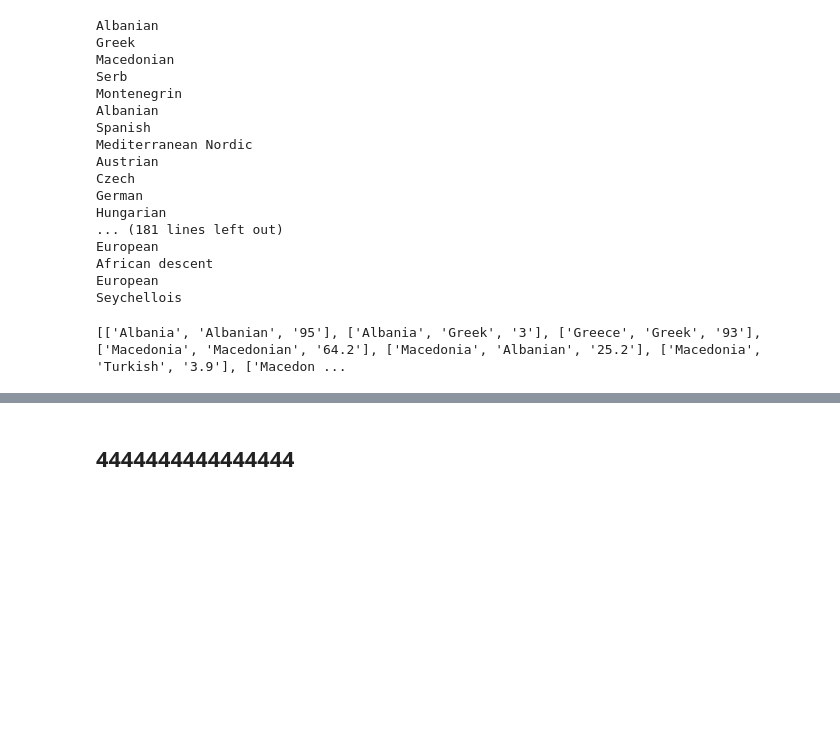
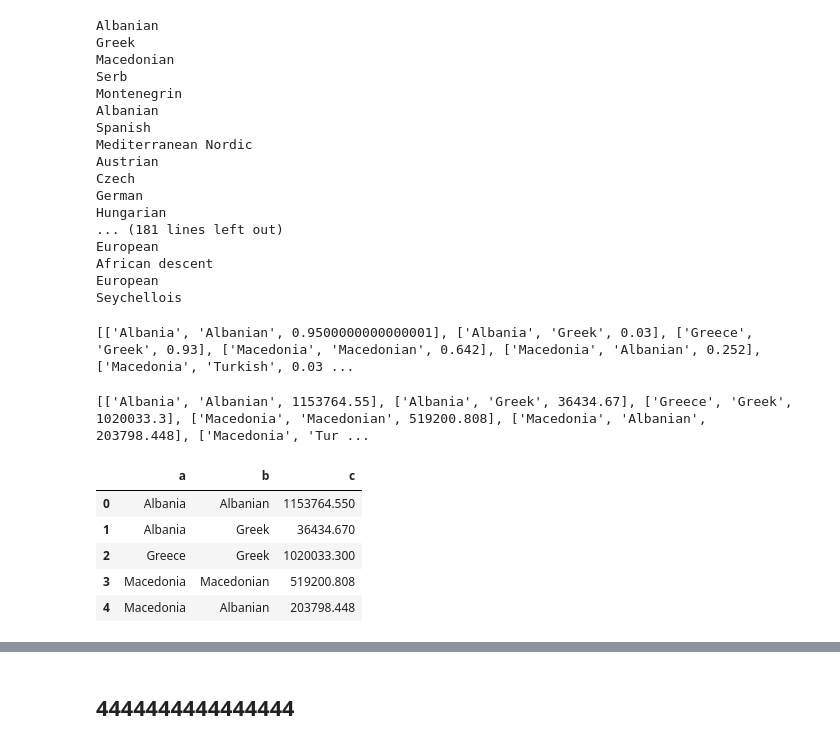
Before and after one commit to dovidburns/Springboard, a Jupyter notebook: data_wrangling_xml/data_wrangling_xml/sliderule_dsi_xml_exercise.ipynb, the cells around one changed output, grey strips where cells are left out. Saved outputs shown, nothing was run; the diff lists cells and outputs as text; code cells hidden in the pictures; blank space fills up the shorter version.

```diff
--- a/data_wrangling_xml/data_wrangling_xml/sliderule_dsi_xml_exercise.ipynb
+++ b/data_wrangling_xml/data_wrangling_xml/sliderule_dsi_xml_exercise.ipynb
@@ -217,17 +217,33 @@ for child in document.iterfind('country'):
     country = child.find('name').text
     for sub in child.iterfind('ethnicgroup'):
         etg_name = sub.text
-        etg_prcnt = float(sub.attrib['percentage']) * 0.01 *
+        etg_prcnt = float(sub.attrib['percentage']) * 0.01
         e_groups.append([country,etg_name,etg_prcnt])
 print(e_groups)
 # %% [output]
-[['Albania', 'Albanian', '95'], ['Albania', 'Greek', '3'], ['Greece', 'Greek', '93'], ['Macedonia', 'Macedonian', '64.2'], ['Macedonia', 'Albanian', '25.2'], ['Macedonia', 'Turkish', '3.9'], ['Macedon ...
+[['Albania', 'Albanian', 0.9500000000000001], ['Albania', 'Greek', 0.03], ['Greece', 'Greek', 0.93], ['Macedonia', 'Macedonian', 0.642], ['Macedonia', 'Albanian', 0.252], ['Macedonia', 'Turkish', 0.03 ...
 # %%
-e_groups = {}
+  e_groups = []
 for child in document.iterfind('country'):
     country = child.find('name').text
+    pop = float(child.find('population').text)
     for sub in child.iterfind('ethnicgroup'):
         etg_name = sub.text
-        etg_prcnt = float(sub.attrib['percentage']) * 0.01 *
+        etg_prcnt = float(sub.attrib['percentage']) * 0.01 *pop
         e_groups.append([country,etg_name,etg_prcnt])
 print(e_groups)
+# %% [output]
+[['Albania', 'Albanian', 1153764.55], ['Albania', 'Greek', 36434.67], ['Greece', 'Greek', 1020033.3], ['Macedonia', 'Macedonian', 519200.808], ['Macedonia', 'Albanian', 203798.448], ['Macedonia', 'Tur ...
+# %%
+import pandas as pd
+
+df = pd.DataFrame(e_groups,columns=["a","b","c"])
+
+df.head()
+# %% [output]
+|  | a | b | c |
+| 0 | Albania | Albanian | 1153764.550 |
+| 1 | Albania | Greek | 36434.670 |
+| 2 | Greece | Greek | 1020033.300 |
+| 3 | Macedonia | Macedonian | 519200.808 |
+| 4 | Macedonia | Albanian | 203798.448 |
```
Also changed, not shown: parts of 6 cells of this notebook.
